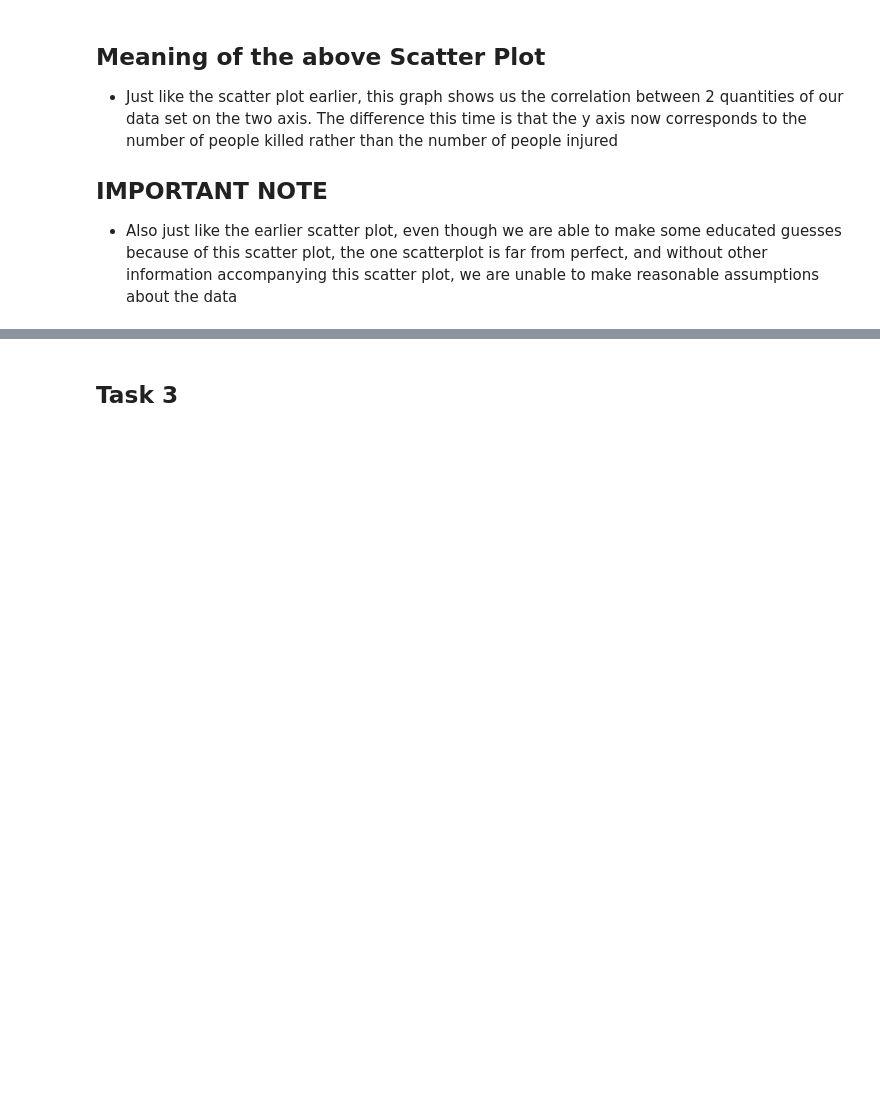
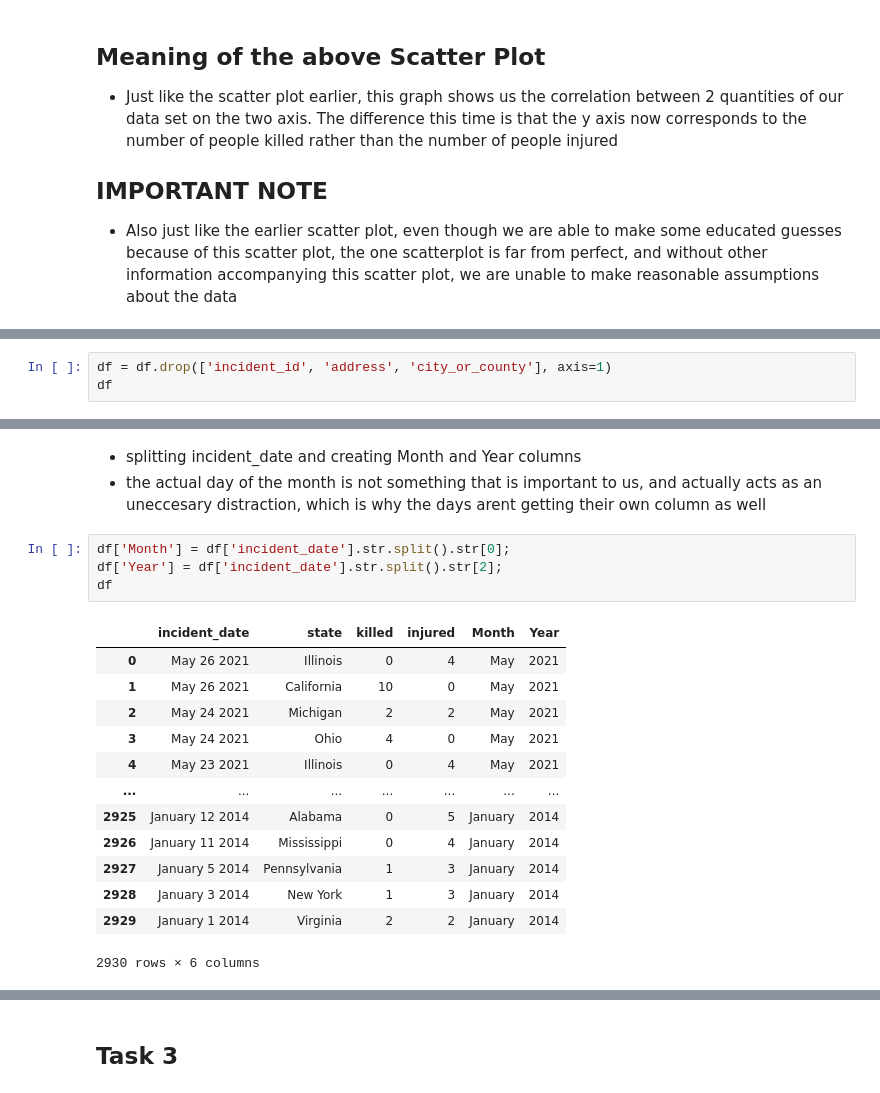
Before and after one commit to ubco-W2022T1-cosc301/project-group39, a Jupyter notebook: notebooks/analysis2.ipynb, the cells around one changed output, grey strips where cells are left out. Drawn from its saved outputs; the diff is of its cells as text; blank space fills up the shorter version.

```diff
--- a/notebooks/analysis2.ipynb
+++ b/notebooks/analysis2.ipynb
@@ -183,0 +170,3 @@ plt.ylim(-1, 20)
+# %%
+df = df.drop(['incident_id', 'address', 'city_or_county'], axis=1)
+df
@@ -183,0 +187,21 @@ plt.ylim(-1, 20)
+# %% [markdown]
+- splitting incident_date and creating Month and Year columns
+- the actual day of the month is not something that is important to us, and actually acts as an uneccesary distraction, which is why the days arent getting their own column as well
+# %%
+df['Month'] = df['incident_date'].str.split().str[0];
+df['Year'] = df['incident_date'].str.split().str[2];
+df
+# %% [output]
+|  | incident_date | state | killed | injured | Month | Year |
+| 0 | May 26 2021 | Illinois | 0 | 4 | May | 2021 |
+| 1 | May 26 2021 | California | 10 | 0 | May | 2021 |
+| 2 | May 24 2021 | Michigan | 2 | 2 | May | 2021 |
+| 3 | May 24 2021 | Ohio | 4 | 0 | May | 2021 |
+| 4 | May 23 2021 | Illinois | 0 | 4 | May | 2021 |
+| ... | ... | ... | ... | ... | ... | ... |
+| 2925 | January 12 2014 | Alabama | 0 | 5 | January | 2014 |
+| 2926 | January 11 2014 | Mississippi | 0 | 4 | January | 2014 |
+| 2927 | January 5 2014 | Pennsylvania | 1 | 3 | January | 2014 |
+| 2928 | January 3 2014 | New York | 1 | 3 | January | 2014 |
+| 2929 | January 1 2014 | Virginia | 2 | 2 | January | 2014 |
+2930 rows × 6 columns
```
Also changed, not shown: parts of 15 cells of this notebook.
